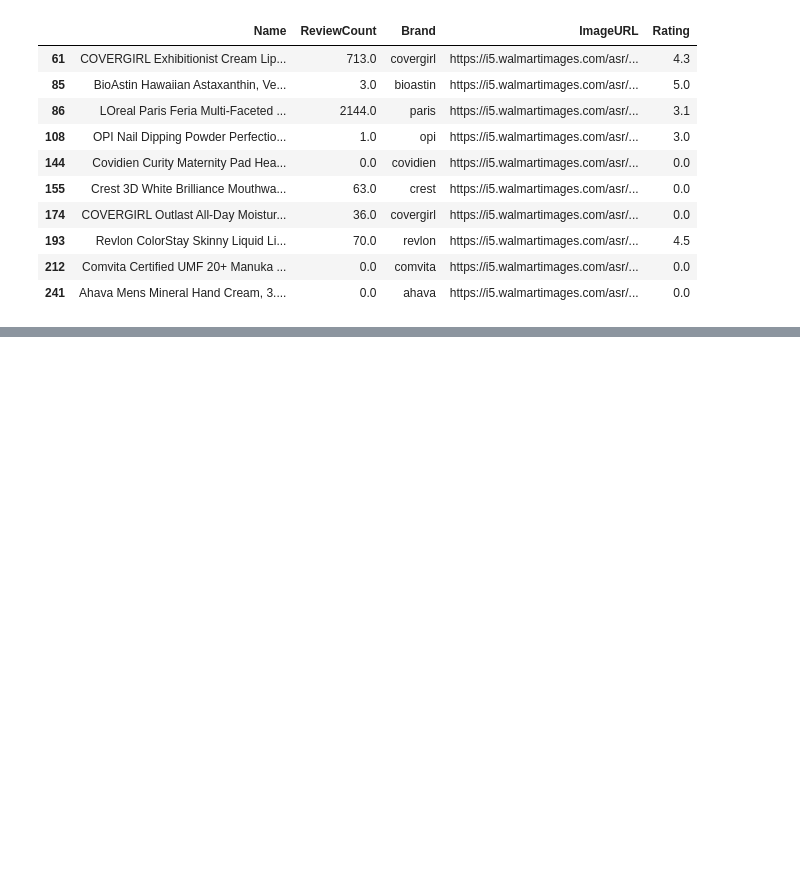
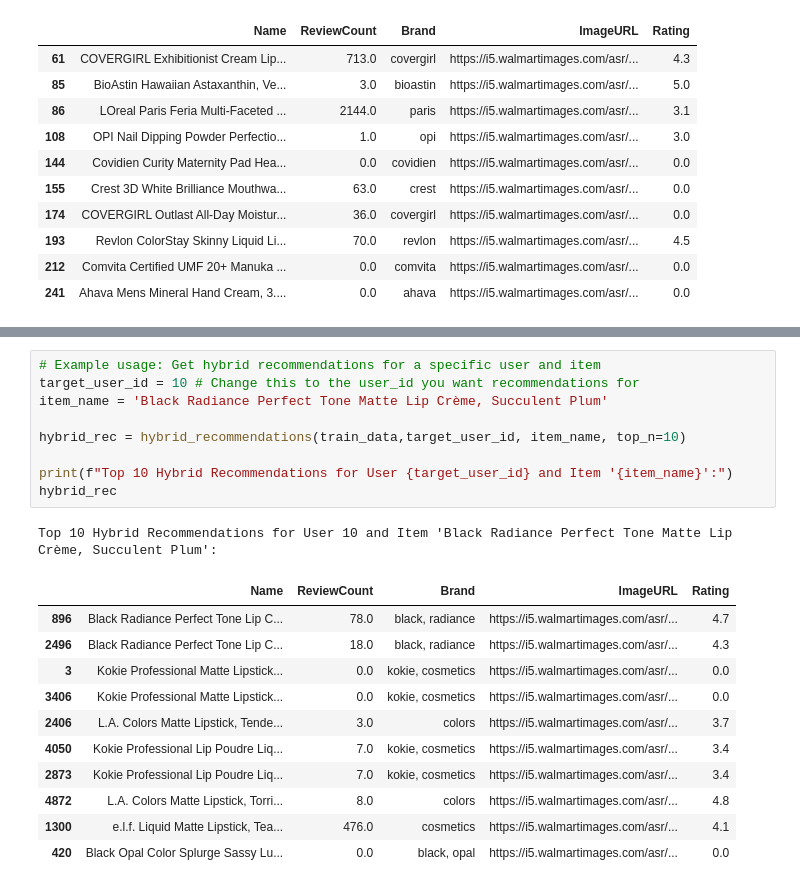
Before and after one commit to imsaqib04/product_recommendation, a Jupyter notebook: recommender.ipynb, the cells around one changed output, grey strips where cells are left out. Drawn from its saved outputs; the diff is of its cells as text; blank space fills up the shorter version.

```diff
--- a/recommender.ipynb
+++ b/recommender.ipynb
@@ -509,0 +546,22 @@ Top 5 recommendations for User 4:
+# %%
+# Example usage: Get hybrid recommendations for a specific user and item
+target_user_id = 10 # Change this to the user_id you want recommendations for
+item_name = 'Black Radiance Perfect Tone Matte Lip Crème, Succulent Plum'
+
+hybrid_rec = hybrid_recommendations(train_data,target_user_id, item_name, top_n=10)
+
+print(f"Top 10 Hybrid Recommendations for User {target_user_id} and Item '{item_name}':")
+hybrid_rec
+# %% [output]
+Top 10 Hybrid Recommendations for User 10 and Item 'Black Radiance Perfect Tone Matte Lip Crème, Succulent Plum':
+|  | Name | ReviewCount | Brand | ImageURL | Rating |
+| 896 | Black Radiance Perfect Tone Lip C... | 78.0 | black, radiance | https://i5.walmartimages.com/asr/... | 4.7 |
+| 2496 | Black Radiance Perfect Tone Lip C... | 18.0 | black, radiance | https://i5.walmartimages.com/asr/... | 4.3 |
+| 3 | Kokie Professional Matte Lipstick... | 0.0 | kokie, cosmetics | https://i5.walmartimages.com/asr/... | 0.0 |
+| 3406 | Kokie Professional Matte Lipstick... | 0.0 | kokie, cosmetics | https://i5.walmartimages.com/asr/... | 0.0 |
+| 2406 | L.A. Colors Matte Lipstick, Tende... | 3.0 | colors | https://i5.walmartimages.com/asr/... | 3.7 |
+| 4050 | Kokie Professional Lip Poudre Liq... | 7.0 | kokie, cosmetics | https://i5.walmartimages.com/asr/... | 3.4 |
+| 2873 | Kokie Professional Lip Poudre Liq... | 7.0 | kokie, cosmetics | https://i5.walmartimages.com/asr/... | 3.4 |
+| 4872 | L.A. Colors Matte Lipstick, Torri... | 8.0 | colors | https://i5.walmartimages.com/asr/... | 4.8 |
+| 1300 | e.l.f. Liquid Matte Lipstick, Tea... | 476.0 | cosmetics | https://i5.walmartimages.com/asr/... | 4.1 |
+| 420 | Black Opal Color Splurge Sassy Lu... | 0.0 | black, opal | https://i5.walmartimages.com/asr/... | 0.0 |
```
Also changed, not shown: parts of 3 cells of this notebook, 2 other files.
